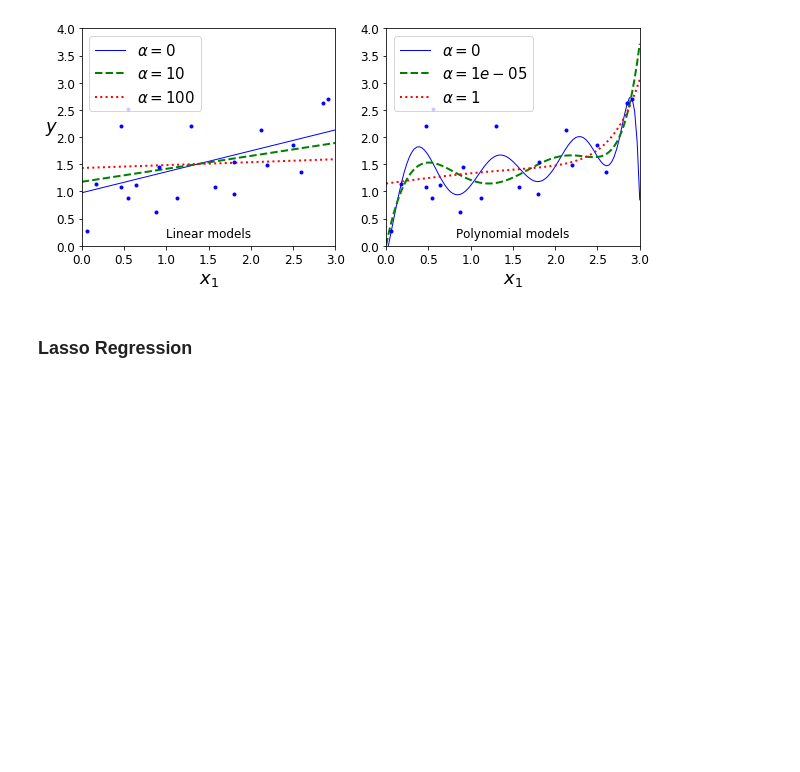
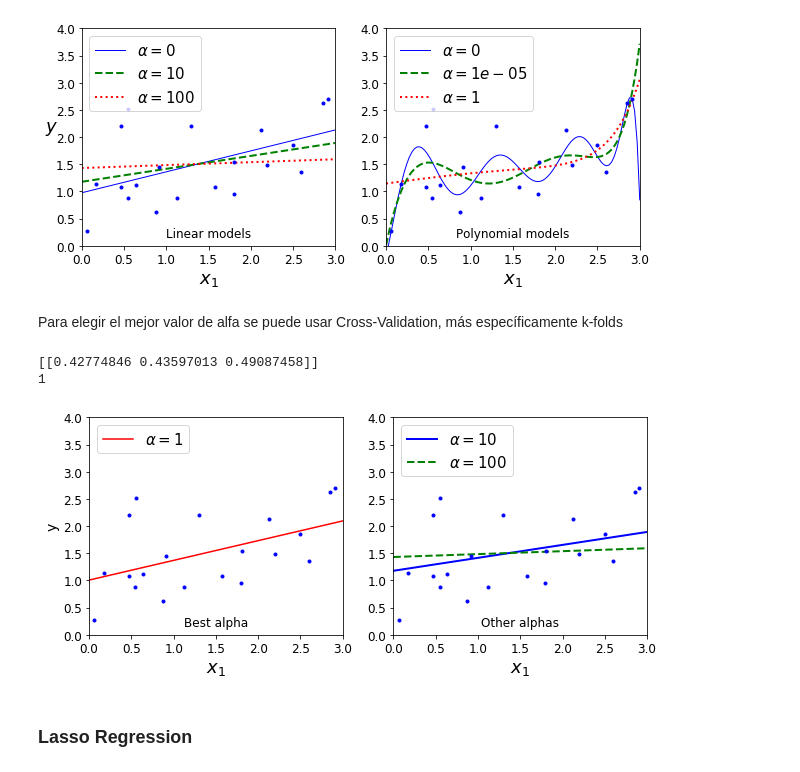
Before and after one commit to amujica/Machine-Learning, a Jupyter notebook: Regression.ipynb, the cells around one changed output. Drawn from its saved outputs; the diff is of its cells as text; code cells hidden in the pictures; blank space fills up the shorter version.

```diff
--- a/Linear Regression.ipynb
+++ b/Regression.ipynb
@@ -364,3 +375,5 @@ plt.title('Polynomial models', y=0.01)
 plt.show()
 # %% [output]
 [figure]
+# %% [markdown]
+Para elegir el mejor valor de alfa se puede usar Cross-Validation, más específicamente k-folds
@@ -367,2 +383,36 @@ plt.show()
+# %%
+alphas=[1, 10, 100]
+
+regressor = RidgeCV(alphas, store_cv_values=True) #RidgeCV hace cross validation de manera automática para elegir
+#el mejor alfa
+regressor.fit(X, y)
+cv_mse = np.mean(regressor.cv_values_, axis=0)
+
+print(cv_mse)
+print(regressor.alpha_)
+# %% [output]
+[[0.42774846 0.43597013 0.49087458]]
+1
+# %%
+predict_y = regressor.predict(X_new)
+
+plt.figure(figsize=(10,4))
+plt.subplot(121)
+plt.plot(X, y, "b.", linewidth=3)
+plt.plot(X_new, predict_y, color='red', label=r"$\alpha = {}$".format(regressor.alpha_))
+plt.ylabel('y')
+plt.xlabel("$x_1$", fontsize=18)
+plt.axis([0, 3, 0, 4])
+plt.legend(loc="upper left", fontsize=15)
+plt.title('Best alpha', y=0.01)
+
+plt.subplot(122)
+alphas2 = alphas[:]
+alphas2.remove(regressor.alpha_)
+plot_model(Ridge, polynomial=False, alphas=alphas2, random_state=42)
+plt.title('Other alphas', y=0.01)
+plt.show()
+# %% [output]
+[figure, added]
 # %% [markdown]
 ### Lasso Regression
```
Also changed, not shown: parts of 12 cells of this notebook, 1 other file.
